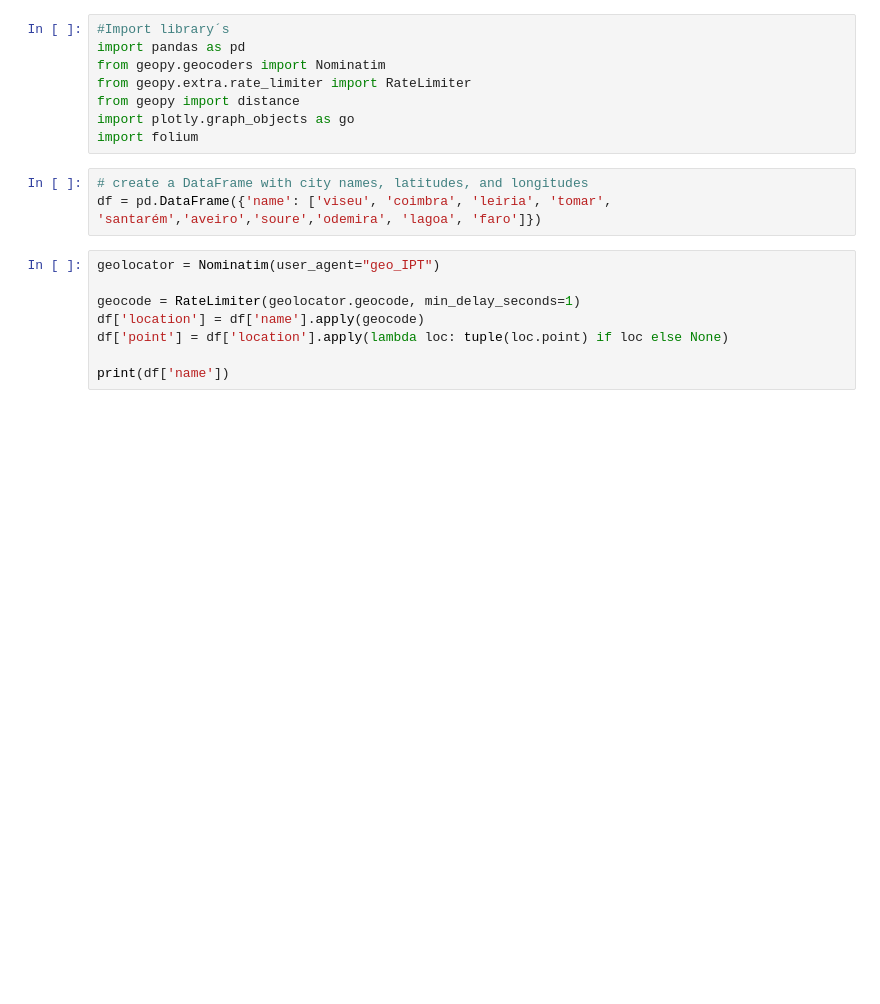
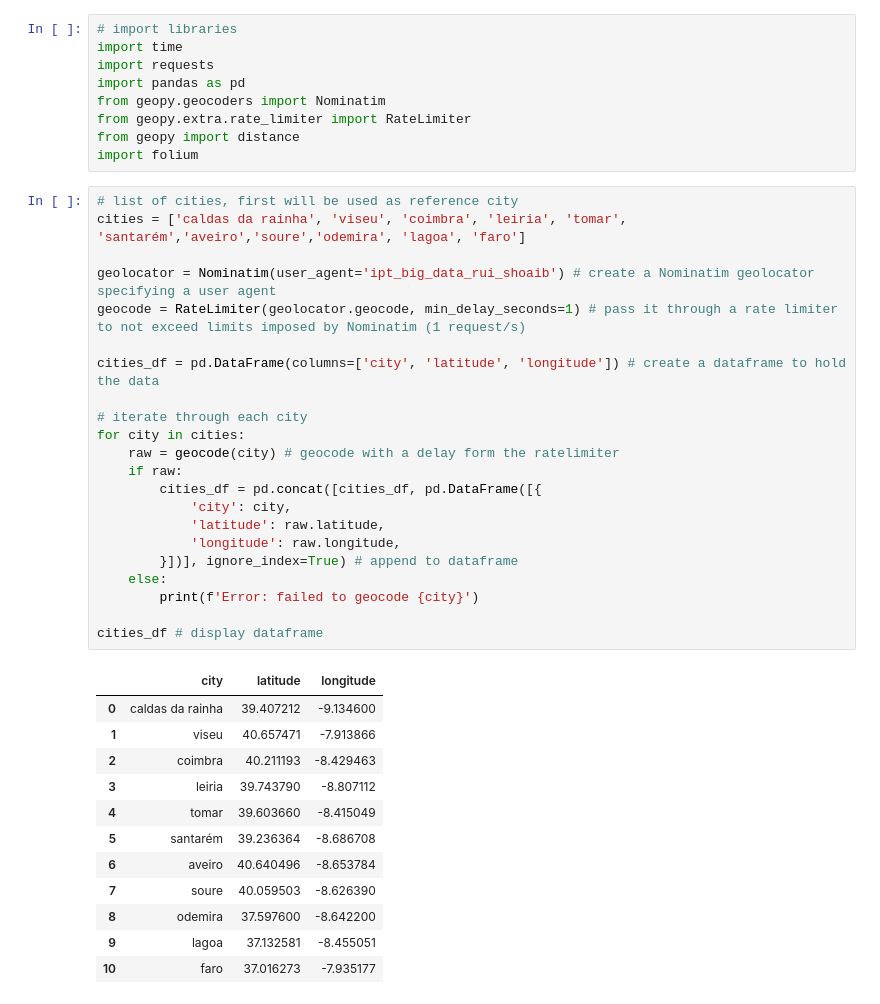
Before and after one commit to PaivaX/Big_data_IPT, a Jupyter notebook: geo.ipynb, the cells around one changed output. Drawn from its saved outputs; the diff is of its cells as text; blank space fills up the shorter version.

```diff
--- a/geo.ipynb
+++ b/geo.ipynb
@@ -6,20 +20,45 @@
 # %%
-#Import library´s
+# import libraries
+import time
+import requests
 import pandas as pd
 from geopy.geocoders import Nominatim
 from geopy.extra.rate_limiter import RateLimiter
 from geopy import distance
-import plotly.graph_objects as go
 import folium
-# %%
-# create a DataFrame with city names, latitudes, and longitudes
-df = pd.DataFrame({'name': ['viseu', 'coimbra', 'leiria', 'tomar', 'santarém','aveiro','soure','odemira', 'lagoa', 'faro']})
 # %%
-geolocator = Nominatim(user_agent="geo_IPT")
+# list of cities, first will be used as reference city
+cities = ['caldas da rainha', 'viseu', 'coimbra', 'leiria', 'tomar', 'santarém','aveiro','soure','odemira', 'lagoa', 'faro']
 
-geocode = RateLimiter(geolocator.geocode, min_delay_seconds=1)
-df['location'] = df['name'].apply(geocode)
-df['point'] = df['location'].apply(lambda loc: tuple(loc.point) if loc else None)
+geolocator = Nominatim(user_agent='ipt_big_data_rui_shoaib') # create a Nominatim geolocator specifying a user agent
+geocode = RateLimiter(geolocator.geocode, min_delay_seconds=1) # pass it through a rate limiter to not exceed limits imposed by Nominatim (1 request/s)
 
-print(df['name'])
+cities_df = pd.DataFrame(columns=['city', 'latitude', 'longitude']) # create a dataframe to hold the data
+
+# iterate through each city
+for city in cities:
+    raw = geocode(city) # geocode with a delay form the ratelimiter
+    if raw:
+        cities_df = pd.concat([cities_df, pd.DataFrame([{
+            'city': city,
+            'latitude': raw.latitude,
+            'longitude': raw.longitude,
+        }])], ignore_index=True) # append to dataframe
+    else:
+        print(f'Error: failed to geocode {city}')
+
+cities_df # display dataframe
+# %% [output]
+|  | city | latitude | longitude |
+| 0 | caldas da rainha | 39.407212 | -9.134600 |
+| 1 | viseu | 40.657471 | -7.913866 |
+| 2 | coimbra | 40.211193 | -8.429463 |
+| 3 | leiria | 39.743790 | -8.807112 |
+| 4 | tomar | 39.603660 | -8.415049 |
+| 5 | santarém | 39.236364 | -8.686708 |
+| 6 | aveiro | 40.640496 | -8.653784 |
+| 7 | soure | 40.059503 | -8.626390 |
+| 8 | odemira | 37.597600 | -8.642200 |
+| 9 | lagoa | 37.132581 | -8.455051 |
+| 10 | faro | 37.016273 | -7.935177 |
 # %%
```
Also changed, not shown: parts of 6 cells of this notebook, 1 other file.
